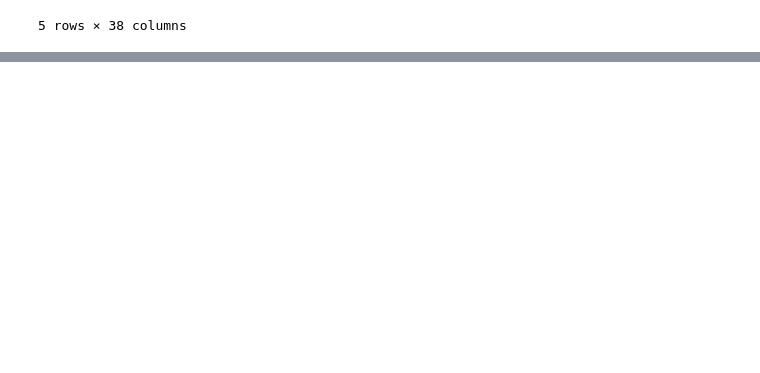
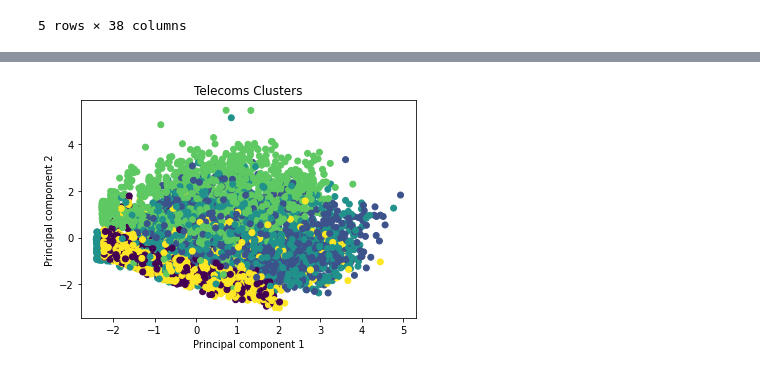
Before and after one commit to Kantai-Melau/Customer_segmentation, a Jupyter notebook: customer_classification.ipynb, the cells around one changed output, grey strips where cells are left out. Drawn from its saved outputs; the diff is of its cells as text; code cells hidden in the pictures; blank space fills up the shorter version.

```diff
--- a/customer_classification.ipynb
+++ b/customer_classification.ipynb
@@ -41,0 +320,3 @@ pd.read_sql_query('select * from raw_customer_info', con=engine).head()
+# %%
+# Initializing model
+model = KMeans(n_clusters=5, random_state=5)
@@ -41,0 +328,7 @@ pd.read_sql_query('select * from raw_customer_info', con=engine).head()
+# %%
+# Predict clusters
+predictions = model.predict(telecoms_reduced)
+
+# Add the predicted class column to the dataframe
+telecoms_reduced["class"] = model.labels_
+telecoms_reduced.head()
@@ -41,0 +342,9 @@ pd.read_sql_query('select * from raw_customer_info', con=engine).head()
+# %%
+# Visualize the clusters
+plt.scatter(x=telecoms_reduced['principal component 1'], y=telecoms_reduced['principal component 2'], c=telecoms_reduced['class'])
+plt.xlabel('Principal component 1')
+plt.ylabel('Principal component 2')
+plt.title('Telecoms Clusters')
+plt.show()
+# %% [output]
+[figure, added]
```
Also changed, not shown: parts of 26 cells of this notebook, 1 other file.
